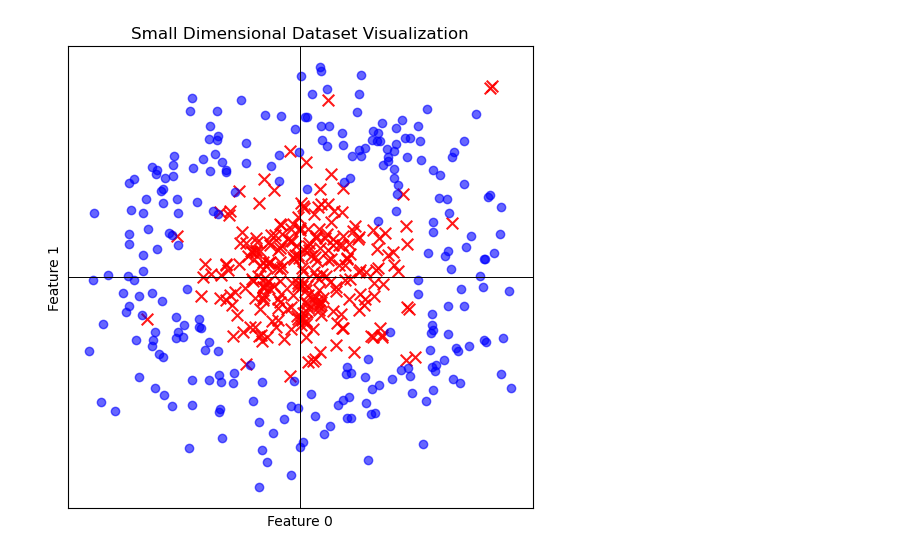
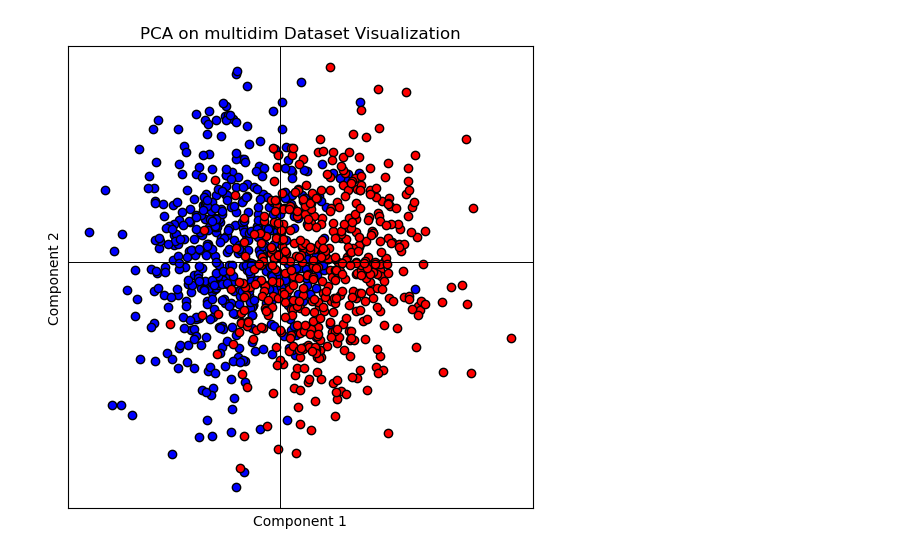
Before and after one commit to jsvobo/evo_sem, a Jupyter notebook: ls.ipynb, the cells around one changed output. Cells and saved outputs as stored; diff of their text form; code cells hidden in the pictures.

```diff
--- a/ls.ipynb
+++ b/ls.ipynb
@@ -12,18 +12,18 @@ from ls import ls_first_improvement
 from visual_utils import *
 from perturbs import *
 # %%
-dataset_dict = generate_small_dataset()
-visualize_small_dataset(dataset_dict["data"], dataset_dict["labels"])
+""" dataset_dict = generate_small_dataset()
+visualize_small_dataset(dataset_dict["data"], dataset_dict["labels"]) """
 
-# dataset_dict = generate_multidimensional_dataset()
-# visualize_multidimensional_dataset(dataset_dict["data"], dataset_dict["labels"])
+dataset_dict = generate_multidimensional_dataset()
+visualize_multidimensional_dataset(dataset_dict["data"], dataset_dict["labels"])
 
 fitness_fn_1 = lambda tree: fitness(tree, dataset_dict)
 
 alt_dataset_dict = generate_small_dataset(n_samples=2000, random_seed=1101)
 fitness_fn_2 = lambda tree: fitness(tree, alt_dataset_dict)
 # %% [output]
-[figure, old version]
+[figure, new version]
 # %%
 perturbation = lambda tree: combined_perturb(
     tree,
```
Also changed, not shown: parts of 2 cells of this notebook, 5 other files.
